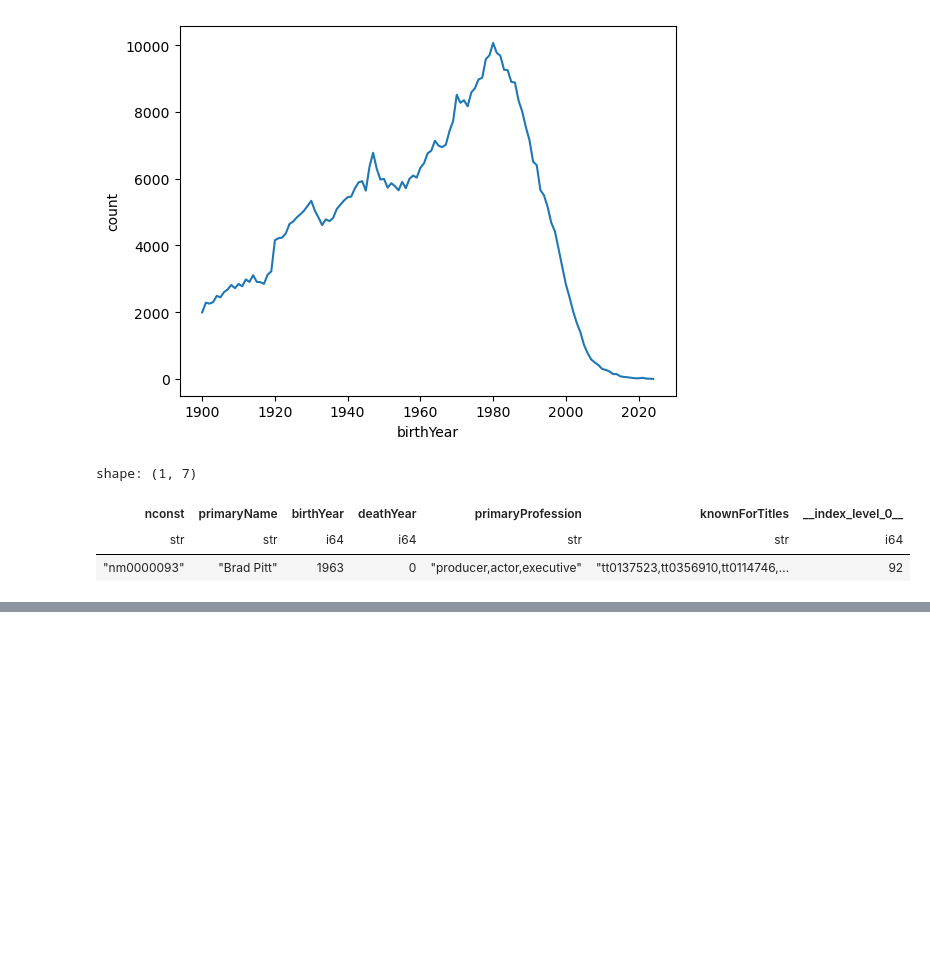
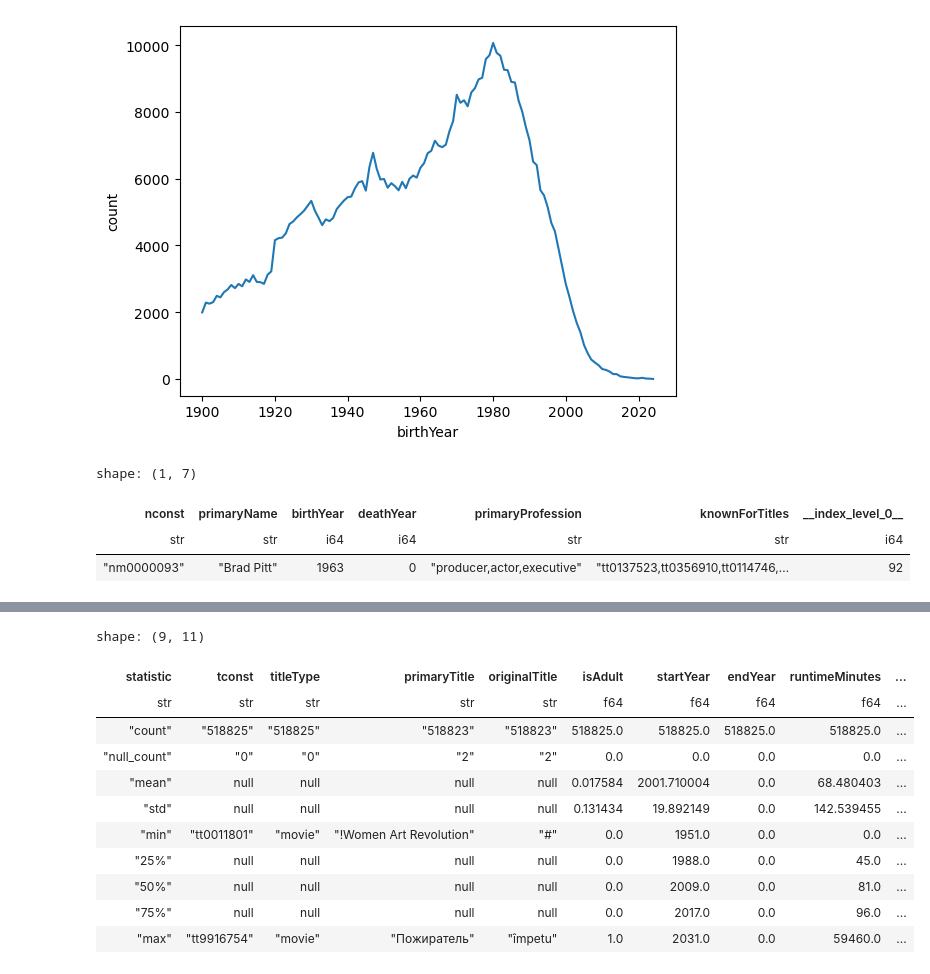
Before and after one commit to bradk54/IMDB_Fun, a Jupyter notebook: Notebooks/1_0_load_data.ipynb, the cells around one changed output, grey strips where cells are left out. Saved outputs shown, nothing was run; the diff lists cells and outputs as text; code cells hidden in the pictures; blank space fills up the shorter version.

```diff
--- a/Notebooks/1_0_load_data.ipynb
+++ b/Notebooks/1_0_load_data.ipynb
@@ -82,0 +178,20 @@ shape: (1, 7)
+# %%
+title_basics_processed_path = "/Users/bradkittrell/Projects/imdb/IMDB_Fun/Data/processed/title_basics_movies.parquet"
+
+title_basics = pl.read_parquet(title_basics_processed_path,
+                               )
+# %%
+title_basics.describe()
+# %% [output]
+shape: (9, 11)
+| statistic | tconst | titleType | primaryTitle | originalTitle | isAdult | startYear | endYear | runtimeMinutes | ... |
+| str | str | str | str | str | f64 | f64 | f64 | f64 | ... |
+| "count" | "518825" | "518825" | "518823" | "518823" | 518825.0 | 518825.0 | 518825.0 | 518825.0 | ... |
+| "null_count" | "0" | "0" | "2" | "2" | 0.0 | 0.0 | 0.0 | 0.0 | ... |
+| "mean" | null | null | null | null | 0.017584 | 2001.710004 | 0.0 | 68.480403 | ... |
+| "std" | null | null | null | null | 0.131434 | 19.892149 | 0.0 | 142.539455 | ... |
+| "min" | "tt0011801" | "movie" | "!Women Art Revolution" | "#" | 0.0 | 1951.0 | 0.0 | 0.0 | ... |
+| "25%" | null | null | null | null | 0.0 | 1988.0 | 0.0 | 45.0 | ... |
+| "50%" | null | null | null | null | 0.0 | 2009.0 | 0.0 | 81.0 | ... |
+| "75%" | null | null | null | null | 0.0 | 2017.0 | 0.0 | 96.0 | ... |
+| "max" | "tt9916754" | "movie" | "Пожиратель" | "împetu" | 1.0 | 2031.0 | 0.0 | 59460.0 | ... |
```
Also changed, not shown: parts of 11 cells of this notebook, 1 other file.
